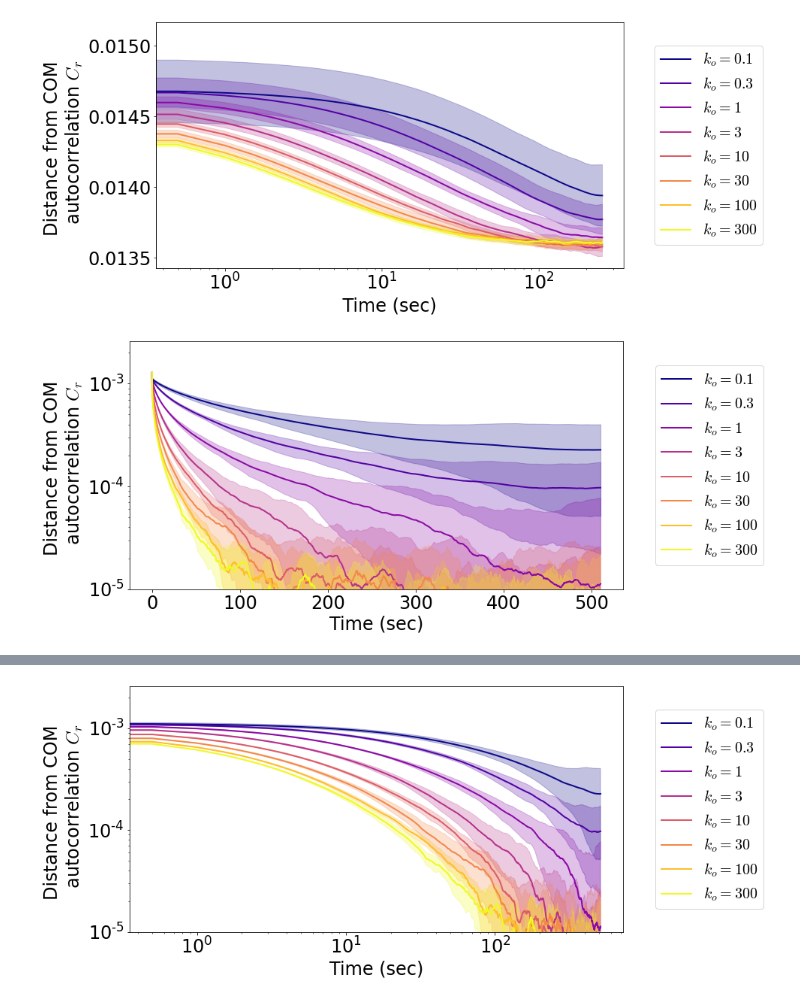
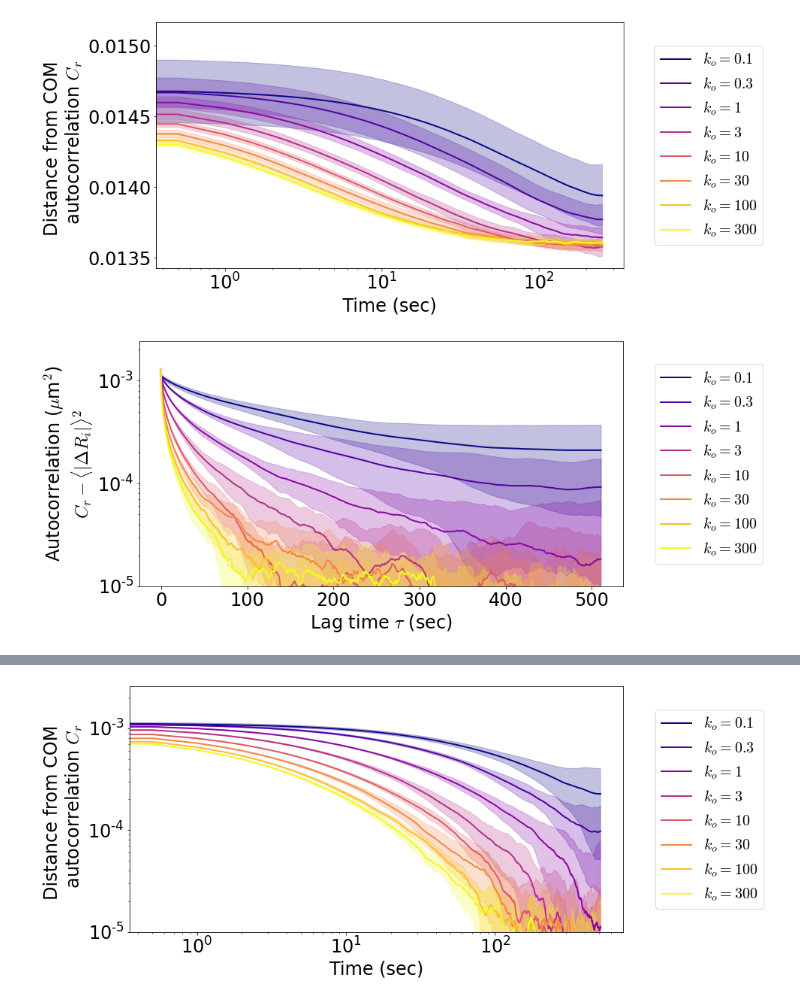
Before and after one commit to palladio11/aLENS_analysis, a Jupyter notebook: notebooks/Cond_char_figs/Fig4.ipynb, the cells around one changed output, grey strips where cells are left out. Drawn from its saved outputs; the diff is of its cells as text; code cells hidden in the pictures.

```diff
--- a/notebooks/Cond_char_figs/Fig4.ipynb
+++ b/notebooks/Cond_char_figs/Fig4.ipynb
@@ -256,6 +336,6 @@ def find_steady_state_ind(arr, avg_inv=(0,None)):
 # %%
 data_path = (ceph_path /"CondCharPaper/22-10-16_aLc1_line800_sticky55nm_kod.1-300/simulations")
-ss_ind = -1023
+ss_ind = -2047
 end_ind = -1
 start_bead = 0
 end_bead = None
@@ -532,34 +614,33 @@ try:
             avg_dist = avg_dist_from_poly_com(com_arr)
             n_beads = com_arr.shape[0]
             auto_corr_list += [poly_dist_autocorr_fast(com_arr)[:valid_n]-(avg_dist.mean()**2)]
         min_length = min([len(avg) for avg in auto_corr_list])
         auto_corr_mat = torch.stack([avg[:min_length] for avg in auto_corr_list])
 
         avg_auto_corr_list += [auto_corr_mat.mean(dim=0).cpu()]
         std_auto_corr_list += [auto_corr_mat.std(dim=0).cpu()]
 
         label = re.split(r'(^[^\d]+)',str(pd.name))[1:][1]
         for h5d in sd_h5_data_lst:
             h5d.close()
 
         _ = axarr1.plot(lag_arr[:min_length], avg_auto_corr_list[-1], color=colors[i], label=f"$ k_o = {label}$")
         ci = (std_auto_corr_list[-1]/np.sqrt(len(avg_auto_corr_list)))* (np.sqrt(2)*erfinv(.95)) # 95% confidence interval
         _ = axarr1.fill_between(lag_arr[:min_length], (avg_auto_corr_list[-1] - ci), (avg_auto_corr_list[-1] + ci),color=colors[i], alpha=.25)
 
-    _ = axarr1.set_ylabel('Distance from COM \n autocorrelation ' + r'$C_r$')
-    _ = axarr1.set_xlabel('Time (sec)')
-    _ = axarr1.set_xlabel('Time (sec)')
+    _ = axarr1.set_ylabel('Autocorrelation ($\mu$m$^2$)\n' + r'$C_r - \langle |\Delta R_i| \rangle^2$')
+    _ = axarr1.set_xlabel(r'Lag time $\tau$ (sec)')
     _ = axarr1.set_yscale('log')
     # _ = axarr1.set_xscale('log')
     _ = axarr1.set_ylim(0.00001)
 
     _ = axarr1.legend(loc='center left', bbox_to_anchor=(1.05, .5))
     fig1.tight_layout()
 
 except:
     raise
 finally:
     for h5d in sd_h5_data_lst:
         h5d.close()
 # %% [output]
-[figure, old version]
+[figure, new version]
```
Also changed, not shown: parts of 16 cells of this notebook, 10 other files.
